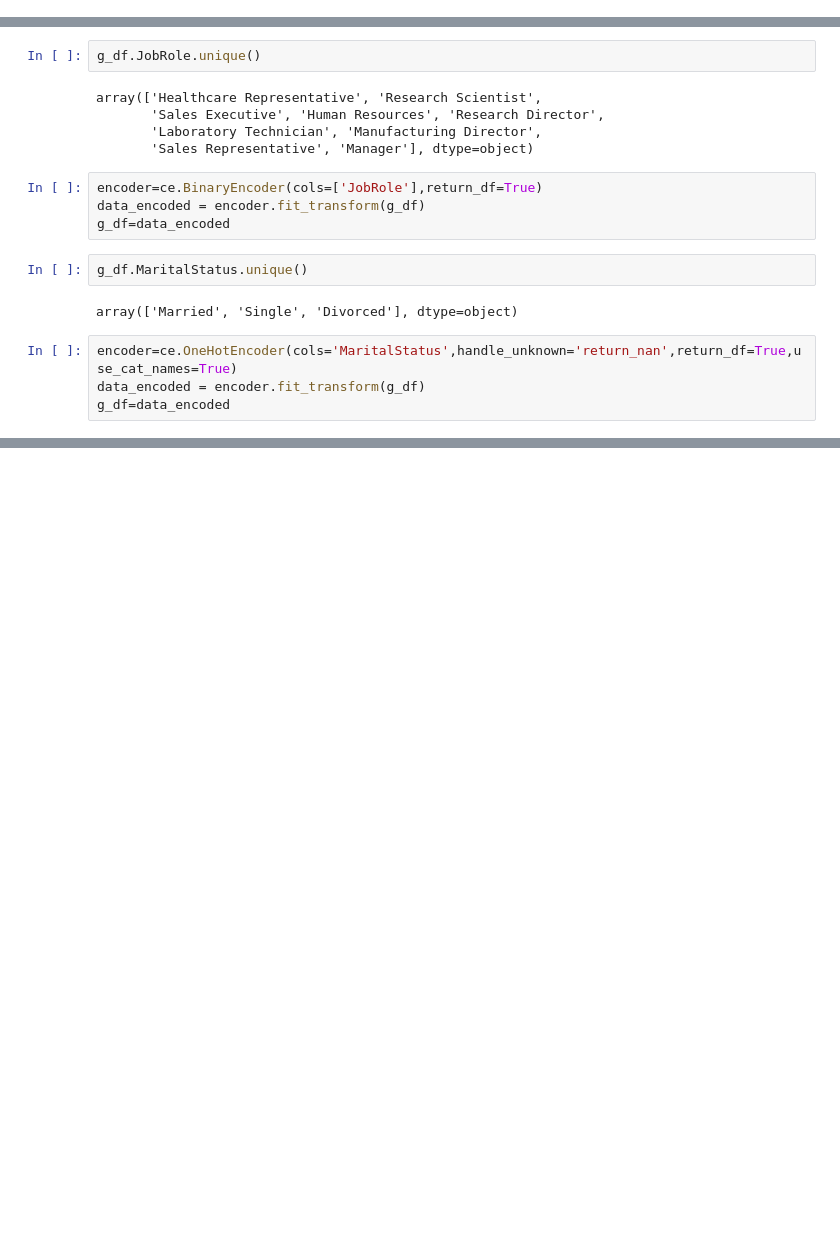
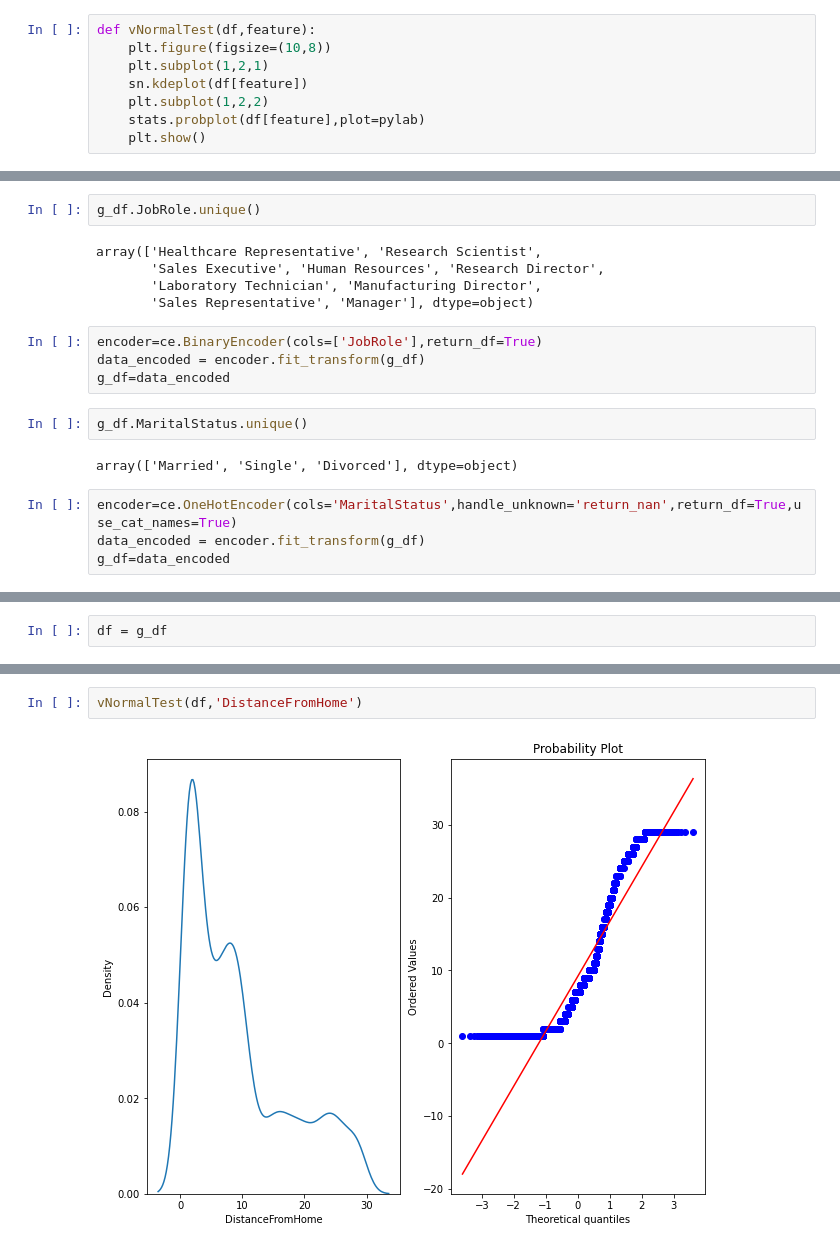
Before and after one commit to luisfangulop/hr-attrition, a Jupyter notebook: model.ipynb, the cells around one changed output, grey strips where cells are left out. Drawn from its saved outputs; the diff is of its cells as text; blank space fills up the shorter version.

```diff
--- a/model.ipynb
+++ b/model.ipynb
@@ -12,3 +16,11 @@ import category_encoders as ce
+# %%
+def vNormalTest(df,feature):
+    plt.figure(figsize=(10,8))
+    plt.subplot(1,2,1)
+    sn.kdeplot(df[feature])
+    plt.subplot(1,2,2)
+    stats.probplot(df[feature],plot=pylab)
+    plt.show()
 # %%
 g_df = pd.read_pickle("./employee_df.pkl")
 # %% [markdown]
@@ -81,0 +115,2 @@ g_df.EmployeeID.describe()
+# %%
+df = g_df
@@ -81,0 +137,4 @@ g_df.EmployeeID.describe()
+# %%
+vNormalTest(df,'DistanceFromHome')
+# %% [output]
+[figure, added]
```
Also changed, not shown: parts of 21 cells of this notebook, 2 other files.
